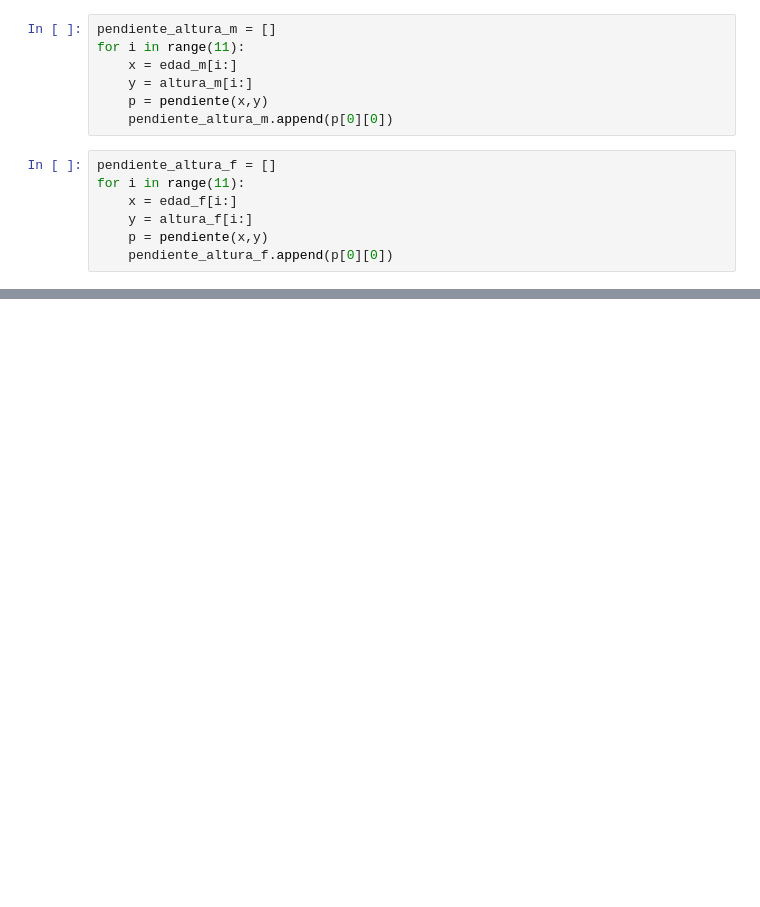
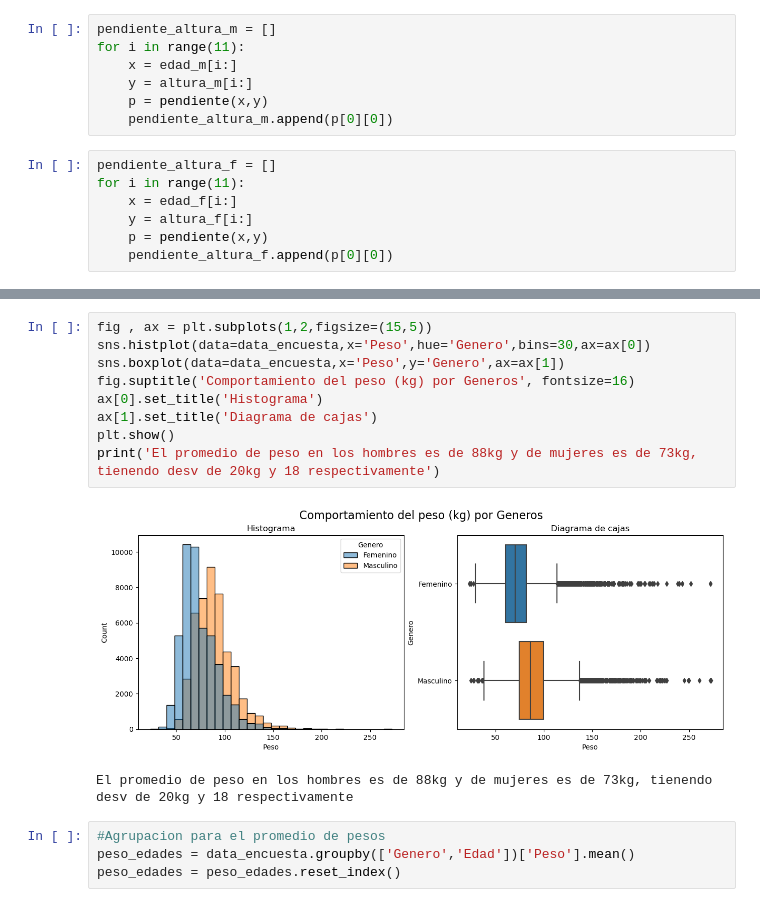
Before and after one commit to Lguanilo/Protectos-Data-Science, a Jupyter notebook: Encuesta de riesgo conductual/Behavioral_Risk_Survey.ipynb, the cells around one changed output, grey strips where cells are left out. Drawn from its saved outputs; the diff is of its cells as text; blank space fills up the shorter version.

```diff
--- a/Encuesta de riesgo conductual/Behavioral_Risk_Survey.ipynb
+++ b/Encuesta de riesgo conductual/Behavioral_Risk_Survey.ipynb
@@ -186,0 +208,16 @@ pendiente_altura_f
+# %%
+fig , ax = plt.subplots(1,2,figsize=(15,5))
+sns.histplot(data=data_encuesta,x='Peso',hue='Genero',bins=30,ax=ax[0])
+sns.boxplot(data=data_encuesta,x='Peso',y='Genero',ax=ax[1])
+fig.suptitle('Comportamiento del peso (kg) por Generos', fontsize=16)
+ax[0].set_title('Histograma')
+ax[1].set_title('Diagrama de cajas')
+plt.show()
+print('El promedio de peso en los hombres es de 88kg y de mujeres es de 73kg, tienendo desv de 20kg y 18 respectivamente')
+# %% [output]
+[figure, added]
+El promedio de peso en los hombres es de 88kg y de mujeres es de 73kg, tienendo desv de 20kg y 18 respectivamente
+# %%
+#Agrupacion para el promedio de pesos
+peso_edades = data_encuesta.groupby(['Genero','Edad'])['Peso'].mean()
+peso_edades = peso_edades.reset_index()
```
Also changed, not shown: parts of 20 cells of this notebook.
